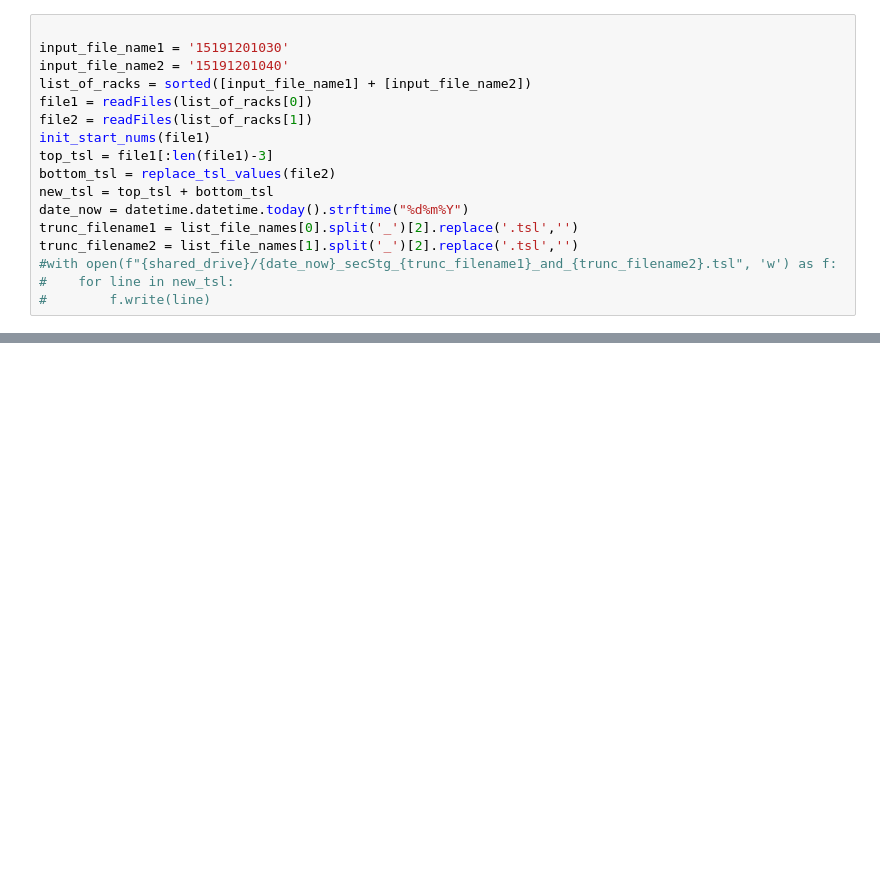
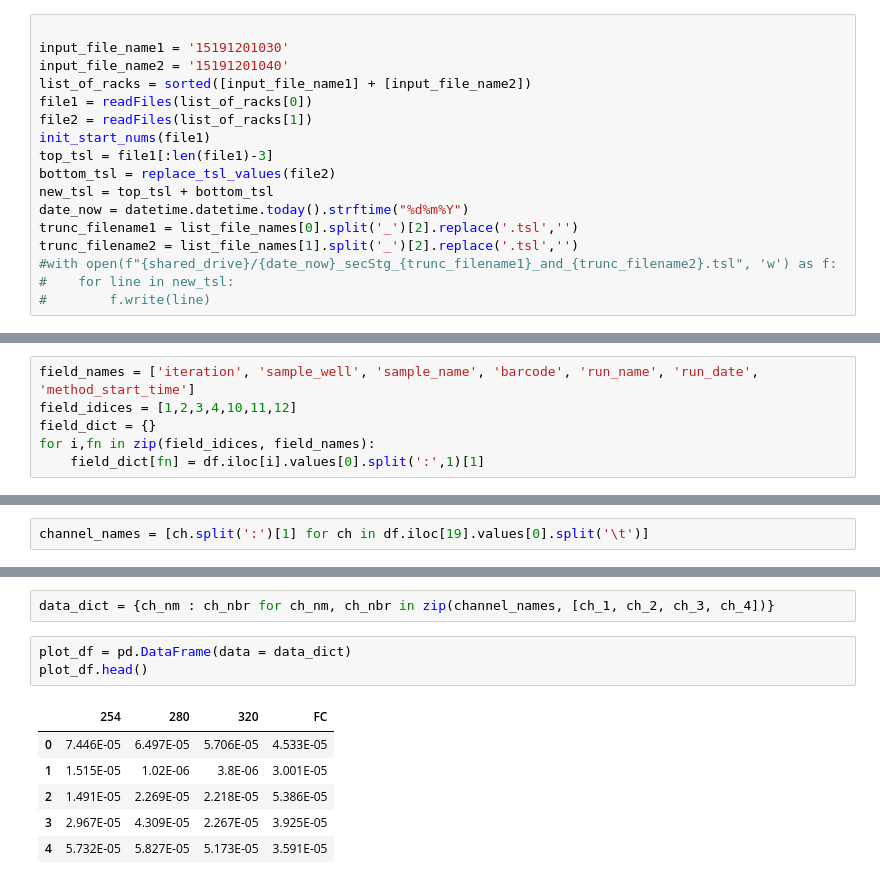
Before and after one commit to sktrinh12/gilson_combine_wrklst, a Jupyter notebook: gilson_wkrlst_testing.ipynb, the cells around one changed output, grey strips where cells are left out. Cells and saved outputs as stored; diff of their text form; blank space fills up the shorter version.

```diff
--- a/gilson_wkrlst_testing.ipynb
+++ b/gilson_wkrlst_testing.ipynb
@@ -104,0 +125,6 @@ file1
+# %%
+field_names = ['iteration', 'sample_well', 'sample_name', 'barcode', 'run_name', 'run_date', 'method_start_time']
+field_idices = [1,2,3,4,10,11,12]
+field_dict = {}
+for i,fn in zip(field_idices, field_names):
+    field_dict[fn] = df.iloc[i].values[0].split(':',1)[1]
@@ -104,0 +141,2 @@ file1
+# %%
+channel_names = [ch.split(':')[1] for ch in df.iloc[19].values[0].split('\t')]
@@ -104,0 +160,12 @@ file1
+# %%
+data_dict = {ch_nm : ch_nbr for ch_nm, ch_nbr in zip(channel_names, [ch_1, ch_2, ch_3, ch_4])}
+# %%
+plot_df = pd.DataFrame(data = data_dict)
+plot_df.head()
+# %% [output]
+|  | 254 | 280 | 320 | FC |
+| 0 | 7.446E-05 | 6.497E-05 | 5.706E-05 | 4.533E-05 |
+| 1 | 1.515E-05 | 1.02E-06 | 3.8E-06 | 3.001E-05 |
+| 2 | 1.491E-05 | 2.269E-05 | 2.218E-05 | 5.386E-05 |
+| 3 | 2.967E-05 | 4.309E-05 | 2.267E-05 | 3.925E-05 |
+| 4 | 5.732E-05 | 5.827E-05 | 5.173E-05 | 3.591E-05 |
```
Also changed, not shown: parts of 37 cells of this notebook.
